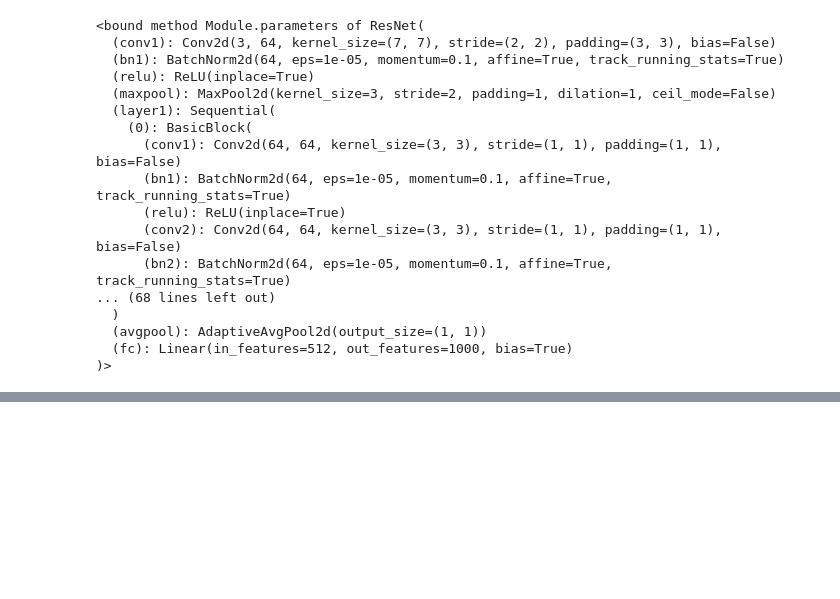
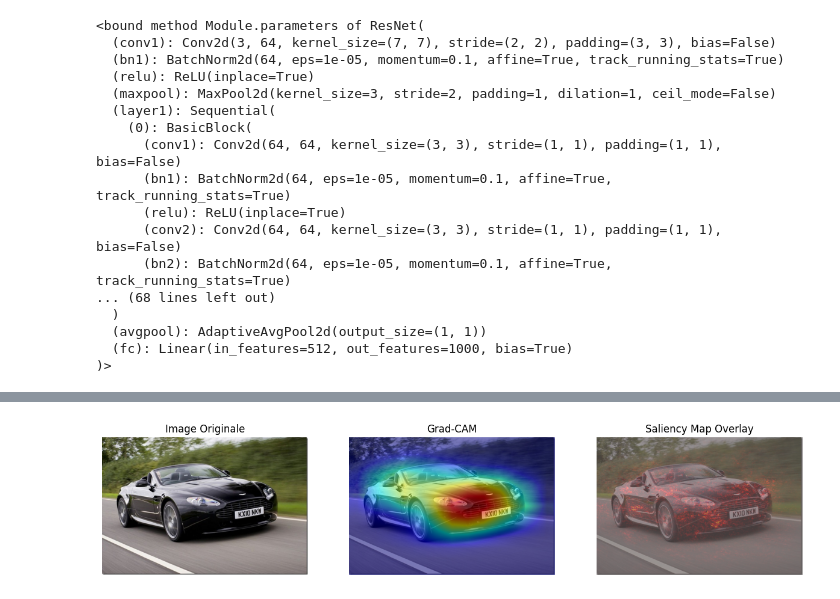
Before and after one commit to Jason2EPITA/groupe6hackathon, a Jupyter notebook: tutorial-s3.ipynb, the cells around one changed output, grey strips where cells are left out. Saved outputs shown, nothing was run; the diff lists cells and outputs as text; code cells hidden in the pictures; blank space fills up the shorter version.

```diff
--- a/tutorial-s3.ipynb
+++ b/tutorial-s3.ipynb
@@ -225,0 +373,55 @@ Finished Training
+# %%
+model.load_state_dict(torch.load('model.pth'))
+model.eval()
+model.cuda()
+# Initialiser Grad-CAM
+target_layers = [model.layer4[-1]]
+cam = GradCAM(model=model, target_layers=target_layers)
+
+# Préparer l'image
+loader = transforms.Compose([
+    transforms.Resize((400, 400)),
+    transforms.ToTensor(),
+    transforms.Normalize((0.5, 0.5, 0.5), (0.5, 0.5, 0.5))
+])
+image_path = os.path.join(dataset_dir, 'test', 'Aston Martin V8 Vantage Convertible 2012/01633.jpg')
+img = Image.open(image_path)
+original_img = np.array(img)  # Convertir en array numpy pour faciliter le traitement
+img_tensor = loader(img).unsqueeze(0).cuda()  # Assurer que le tensor est sur CUDA
+
+# Calcul de la Grad-CAM
+grayscale_cam = cam(input_tensor=img_tensor, eigen_smooth=False)
+grayscale_cam = grayscale_cam[0, :]  # Extraction pour la première image
+grayscale_cam_resized = cv2.resize(grayscale_cam, (original_img.shape[1], original_img.shape[0]))
+visualization = show_cam_on_image(original_img/255.0, grayscale_cam_resized, use_rgb=True)
+
+# Calculer la Saliency Map
+img_tensor.requires_grad = True
+output = model(img_tensor)
+score, index = torch.max(output, 1)
+score.backward()
+saliency, _ = torch.max(img_tensor.grad.data.abs(), dim=1)
+saliency = saliency.reshape(400, 400)
+saliency = cv2.resize(saliency.cpu().data.numpy(), (original_img.shape[1], original_img.shape[0]))
+
+# Affichage des résultats
+plt.figure(figsize=(15, 5))
+plt.subplot(1, 3, 1)
+plt.imshow(original_img)
+plt.title("Image Originale")
+plt.axis('off')
+
+plt.subplot(1, 3, 2)
+plt.imshow(visualization)
+plt.title("Grad-CAM")
+plt.axis('off')
+
+plt.subplot(1, 3, 3)
+plt.imshow(original_img, alpha=0.6)
+plt.imshow(saliency, cmap='hot', alpha=0.4)
+plt.title("Saliency Map Overlay")
+plt.axis('off')
+
+plt.show()
+# %% [output]
+[figure, added]
```
Also changed, not shown: parts of 9 cells of this notebook.
